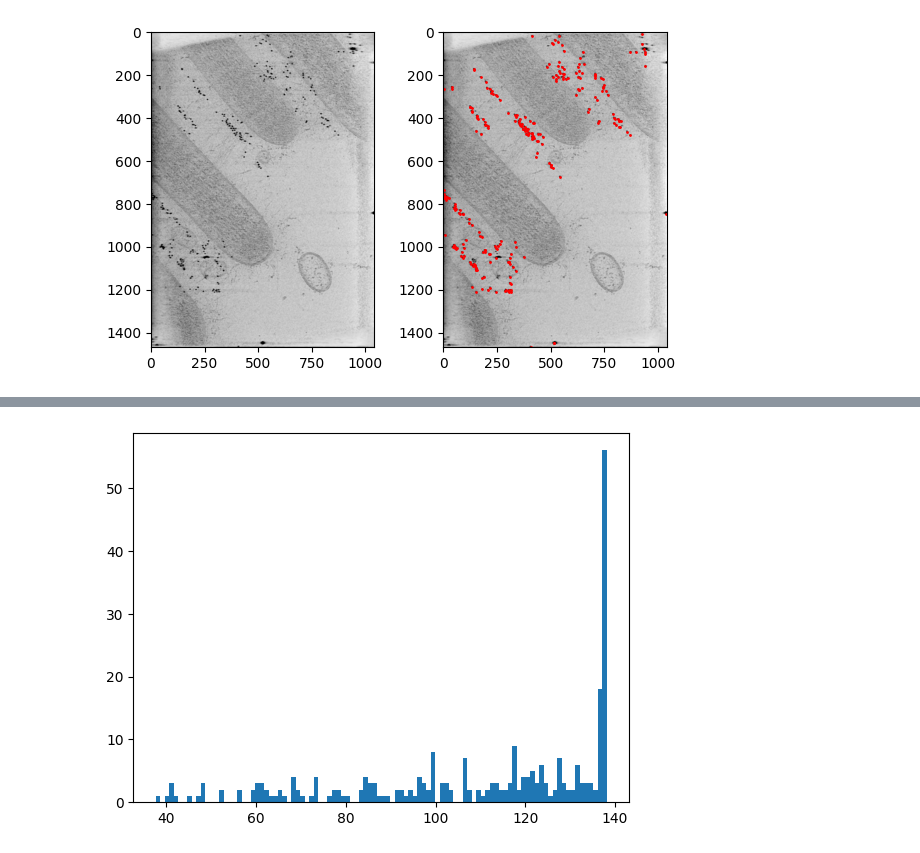
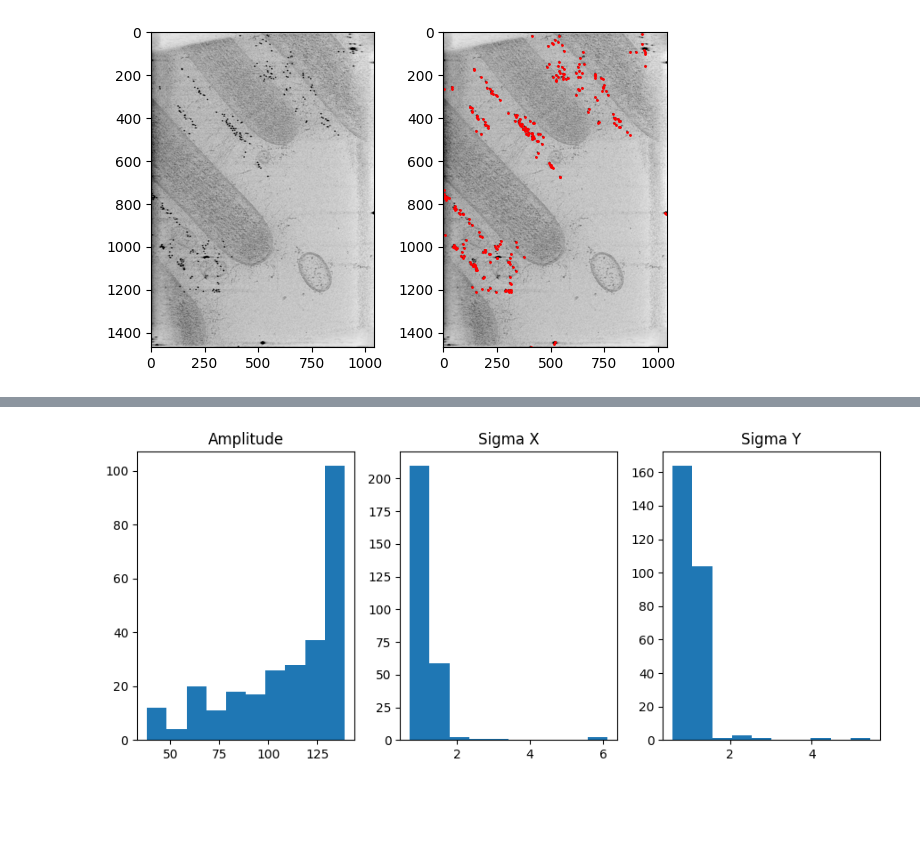
Before and after one commit to jojoelfe/torch-peaks, a Jupyter notebook: docs/examples/find_golds.ipynb, the cells around one changed output, grey strips where cells are left out. Cells and saved outputs as stored; diff of their text form; code cells hidden in the pictures; blank space fills up the shorter version.

Commit message:
Debug peak fitting

```diff
--- a/docs/examples/find_golds.ipynb
+++ b/docs/examples/find_golds.ipynb
@@ -19,7 +19,7 @@ with torch.inference_mode():
                 volume = -1. * tomo_data + torch.randn_like(tomo_data,dtype=torch.float32) * 0.001,
                 threshold_abs=30,
                 min_distance=5,
-                return_as="dataframe"
+                return_as="dataframe",
             )
 # %%
 peak_data
@@ -55,6 +55,6 @@ plt.show()
 refined_peak_data = refine_peaks_3d(
     volume = -1. * tomo_data + torch.randn_like(tomo_data,dtype=torch.float32) * 0.001,
     peak_coords= peak_data,
-    return_as="dataframe",
+    return_as="diagnostic",
     boxsize=10
 )
@@ -63,0 +61,21 @@ torch.Size([268, 7])
+# %%
+data = refined_peak_data["boxes"].cpu()
+model = refined_peak_data["output"].detach().cpu()
+refined_peak_data = refined_peak_data["refined_peaks"]
+for i in [0,50,100,150]:
+    fig, [[dxy,dxz,dzy],[mxy,mxz,mzy]] = plt.subplots(2, 3, figsize=(12, 8))
+
+    dxy.imshow(data[i].sum(dim=0))
+    dxy.set_title("Data xy")
+    dxz.imshow(data[i].sum(dim=1))
+    dxz.set_title("Data xz")
+    dzy.imshow(data[i].sum(dim=2))
+    dzy.set_title("Data zy")
+    mxy.imshow(model[i].sum(dim=0))
+    mxy.set_title("Model xy")
+    mxz.imshow(model[i].sum(dim=1))
+    mxz.set_title("Model xz")
+    mzy.imshow(model[i].sum(dim=2))
+    mzy.set_title("Model zy")
+    plt.tight_layout()
+    plt.show()
@@ -64,5 +87,12 @@ torch.Size([268, 7])
 # %%
-plt.hist(refined_peak_data['amplitude'], bins=100)
+fig, [pl1, pl2,pl3] = plt.subplots(1, 3, figsize=(9, 4))
+pl1.hist(refined_peak_data['amplitude'])
+pl1.set_title("Amplitude")
+pl2.hist(refined_peak_data['sigma_x'])
+pl2.set_title("Sigma X")
+pl3.hist(refined_peak_data['sigma_y'])
+pl3.set_title("Sigma Y")
+plt.tight_layout()
 pass
 # %% [output]
-[figure, old version]
+[figure, new version]
```
Also changed, not shown: parts of 8 cells of this notebook, 1 other file.
